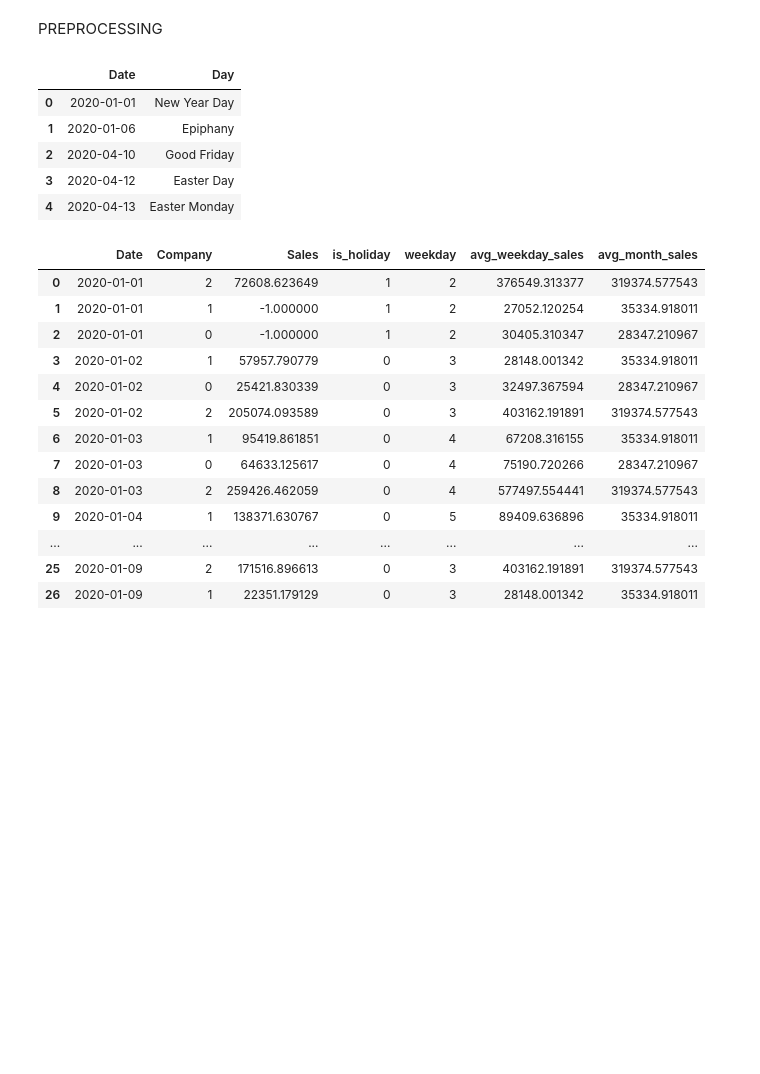
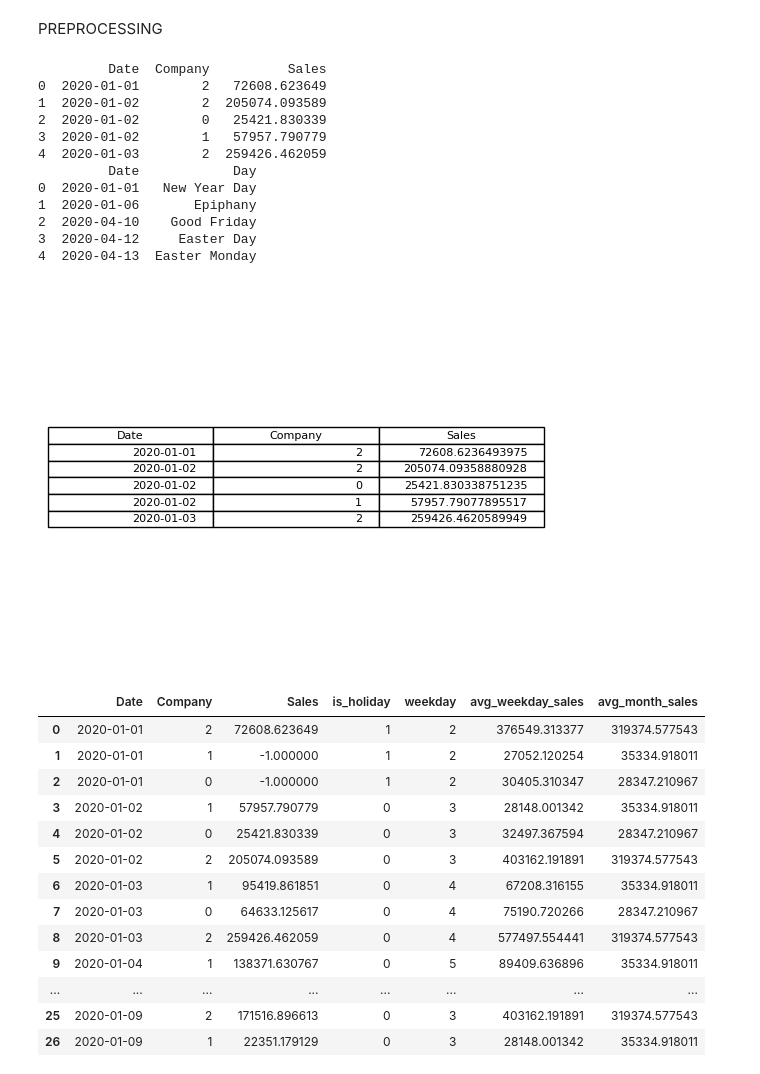
Before and after one commit to aluxf/ml-sales-forecasting, a Jupyter notebook: notebooks/preprocessing.ipynb, the cells around one changed output. Cells and saved outputs as stored; diff of their text form; code cells hidden in the pictures; blank space fills up the shorter version.

Commit message:
added raw data table figure

```diff
--- a/notebooks/preprocessing.ipynb
+++ b/notebooks/preprocessing.ipynb
@@ -10,16 +10,29 @@ from dateutil.relativedelta import relativedelta
 # %%
 raw_data = pd.read_csv('../csv/raw/caspecoTrainingData.csv', header=0)
 holiday_data = pd.read_csv('../csv/raw/swedish_holidays.csv', header=0)
 raw_data = raw_data.sort_values('Date').reset_index(drop=True)
-raw_data.head()
-holiday_data.head()
+
+fig, ax = plt.subplots()
+ax.axis('off')
+table = ax.table(cellText=raw_data.head().values, colLabels=raw_data.columns, loc='center')
+fig.savefig('../figures/raw_data_table')
+
+print(raw_data.head())
+print(holiday_data.head())
 # %% [output]
-|  | Date | Day |
-| 0 | 2020-01-01 | New Year Day |
-| 1 | 2020-01-06 | Epiphany |
-| 2 | 2020-04-10 | Good Friday |
-| 3 | 2020-04-12 | Easter Day |
-| 4 | 2020-04-13 | Easter Monday |
+         Date  Company          Sales
+0  2020-01-01        2   72608.623649
+1  2020-01-02        2  205074.093589
+2  2020-01-02        0   25421.830339
+3  2020-01-02        1   57957.790779
+4  2020-01-03        2  259426.462059
+         Date            Day
+0  2020-01-01   New Year Day
+1  2020-01-06       Epiphany
+2  2020-04-10    Good Friday
+3  2020-04-12     Easter Day
+4  2020-04-13  Easter Monday
+[figure, added]
 # %%
 'Utility'
 
```
Also changed, not shown: parts of 1 cell of this notebook, 1 other file.
